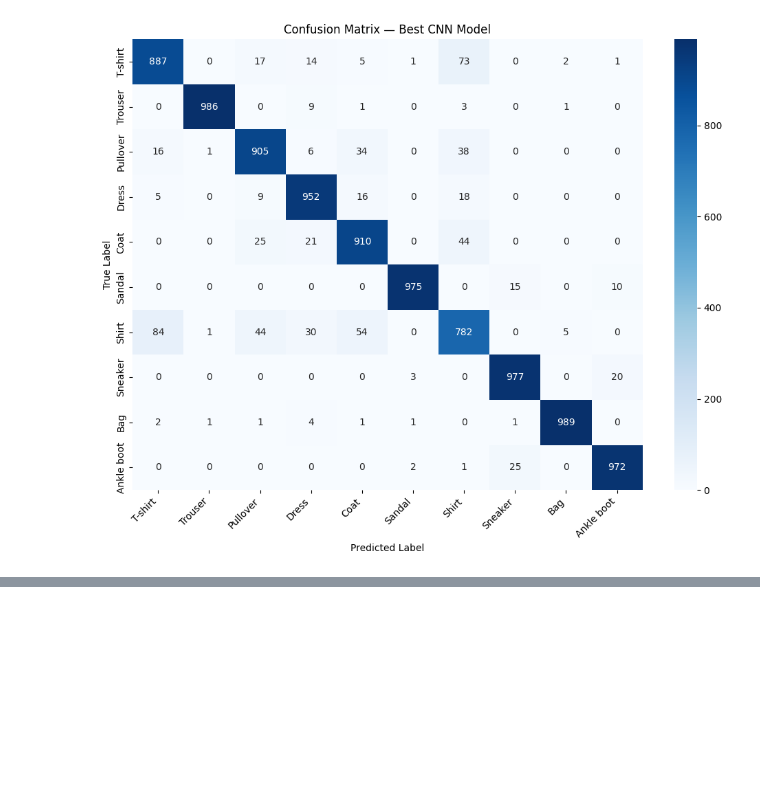
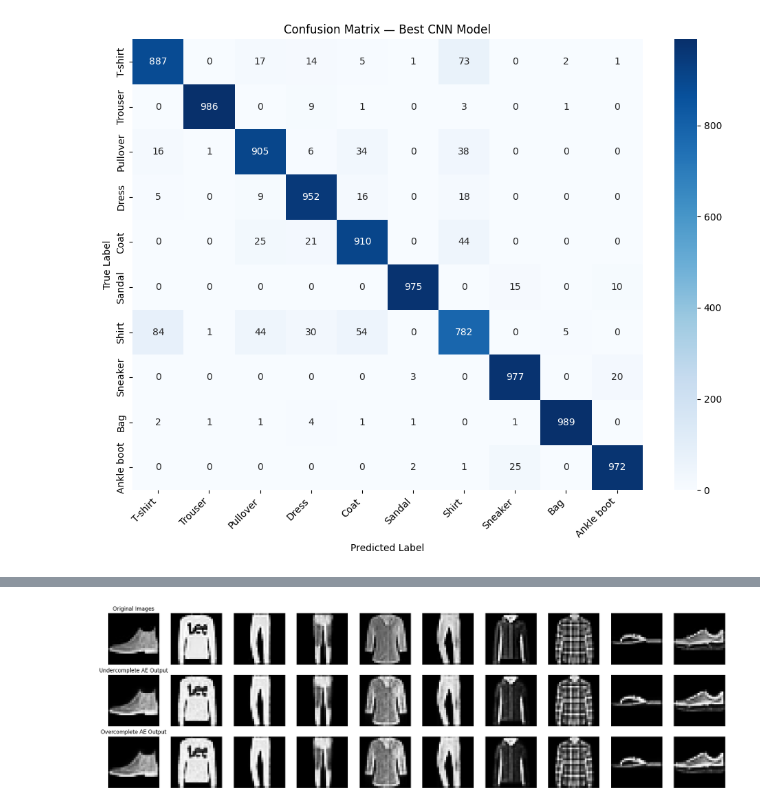
Before and after one commit to jahnavimidde/Deep_learning, a Jupyter notebook: improved_pretrained_models.ipynb, the cells around one changed output, grey strips where cells are left out. Cells and saved outputs as stored; diff of their text form; code cells hidden in the pictures; blank space fills up the shorter version.

```diff
--- a/improved_pretrained_models.ipynb
+++ b/improved_pretrained_models.ipynb
@@ -517,0 +607,2 @@ array([[1.4429895e-10, 6.6978484e-16, 2.0586163e-12, 1.3100832e-14,
+# %%
+decoded_imgs_over = autoencoder.predict(x_test_flat)
@@ -517,0 +611,12 @@ array([[1.4429895e-10, 6.6978484e-16, 2.0586163e-12, 1.3100832e-14,
+# %%
+#over complete
+input_layer = Input(shape=(784,))
+encoded = Dense(1024, activation='relu')(input_layer)
+decoded = Dense(784, activation='sigmoid')(encoded)
+
+autoencoder = Model(input_layer, decoded)
+autoencoder.compile(optimizer='adam', loss='binary_crossentropy')
+
+autoencoder.fit(x_train_flat, x_train_flat, epochs=20, batch_size=256)
+
+decoded_imgs = autoencoder.predict(x_test_flat)
@@ -517,0 +641,2 @@ array([[1.4429895e-10, 6.6978484e-16, 2.0586163e-12, 1.3100832e-14,
+# %%
+decoded_imgs_under = autoencoder.predict(x_test_flat)
@@ -517,0 +645,72 @@ array([[1.4429895e-10, 6.6978484e-16, 2.0586163e-12, 1.3100832e-14,
+# %%
+# ==========================================
+# GENERATE IMAGE:
+# undercomplete_overcomplete_ae.png
+# ==========================================
+
+import matplotlib.pyplot as plt
+
+# Store predictions separately
+decoded_under = decoded_imgs_under[:10]
+decoded_over = decoded_imgs_over[:10]
+
+n = 10
+
+plt.figure(figsize=(20,6))
+
+for i in range(n):
+
+    # ----------------------------------
+    # Original Images
+    # ----------------------------------
+    ax = plt.subplot(3, n, i + 1)
+
+    plt.imshow(
+        x_test_flat[i].reshape(28,28),
+        cmap='gray'
+    )
+
+    plt.axis('off')
+    if i == 0:
+        ax.set_title('Original Images')
+
+    # ----------------------------------
+    # Undercomplete AE Output
+    # ----------------------------------
+    ax = plt.subplot(3, n, i + n + 1)
+
+    plt.imshow(
+        decoded_under[i].reshape(28,28),
+        cmap='gray'
+    )
+
+    plt.axis('off')
+    if i == 0:
+        ax.set_title('Undercomplete AE Output')
+
+    # ----------------------------------
+    # Overcomplete AE Output
+    # ----------------------------------
+    ax = plt.subplot(3, n, i + 2*n + 1)
+
+    plt.imshow(
+        decoded_over[i].reshape(28,28),
+        cmap='gray'
+    )
+
+    plt.axis('off')
+    if i == 0:
+        ax.set_title('Overcomplete AE Output')
+
+plt.tight_layout()
+
+# Save figure
+plt.savefig(
+    "undercomplete_overcomplete_ae.png",
+    dpi=300,
+    bbox_inches='tight'
+)
+
+plt.show()
+# %% [output]
+[figure, added]
```
Also changed, not shown: parts of 7 cells of this notebook.
